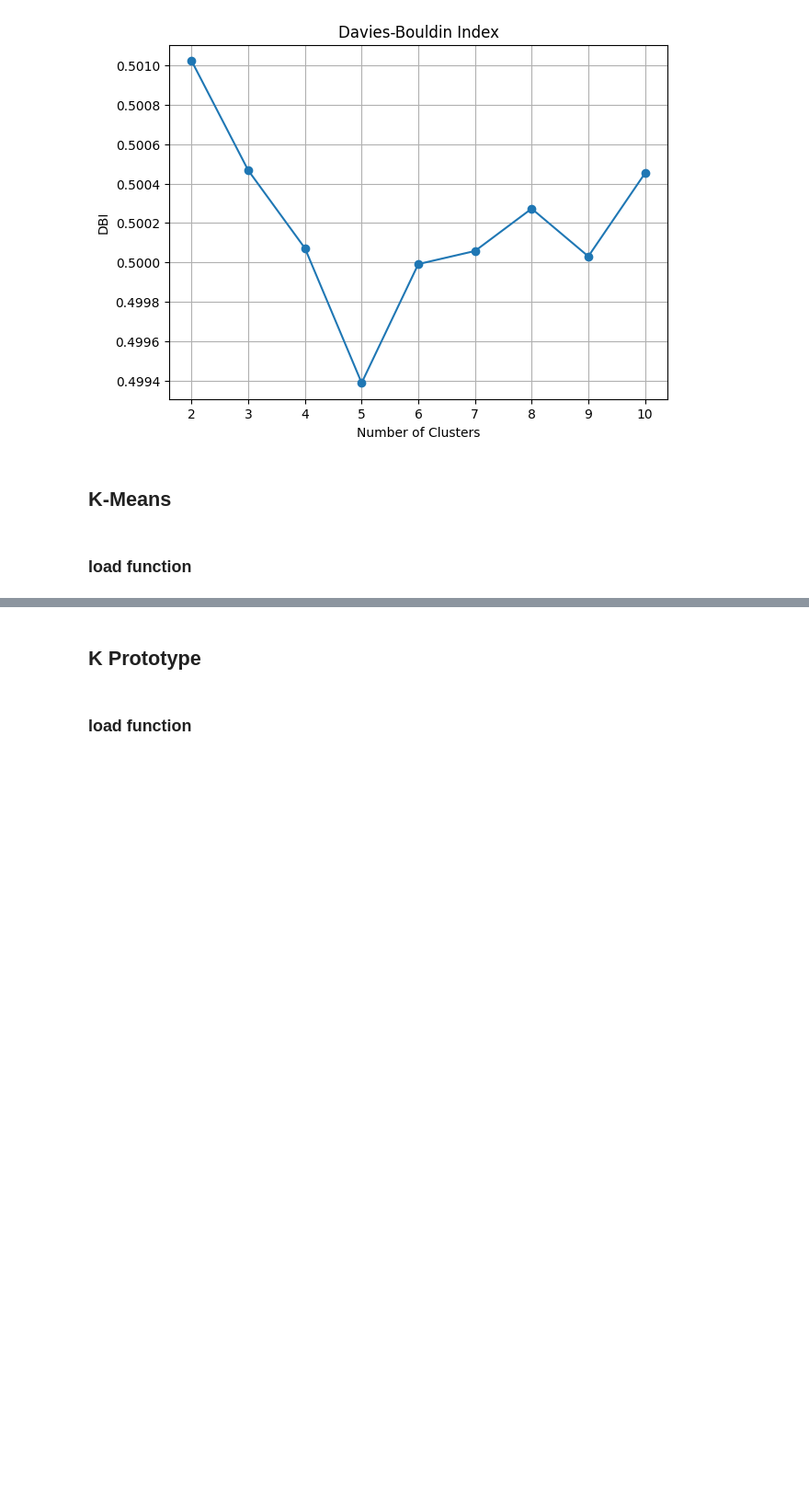
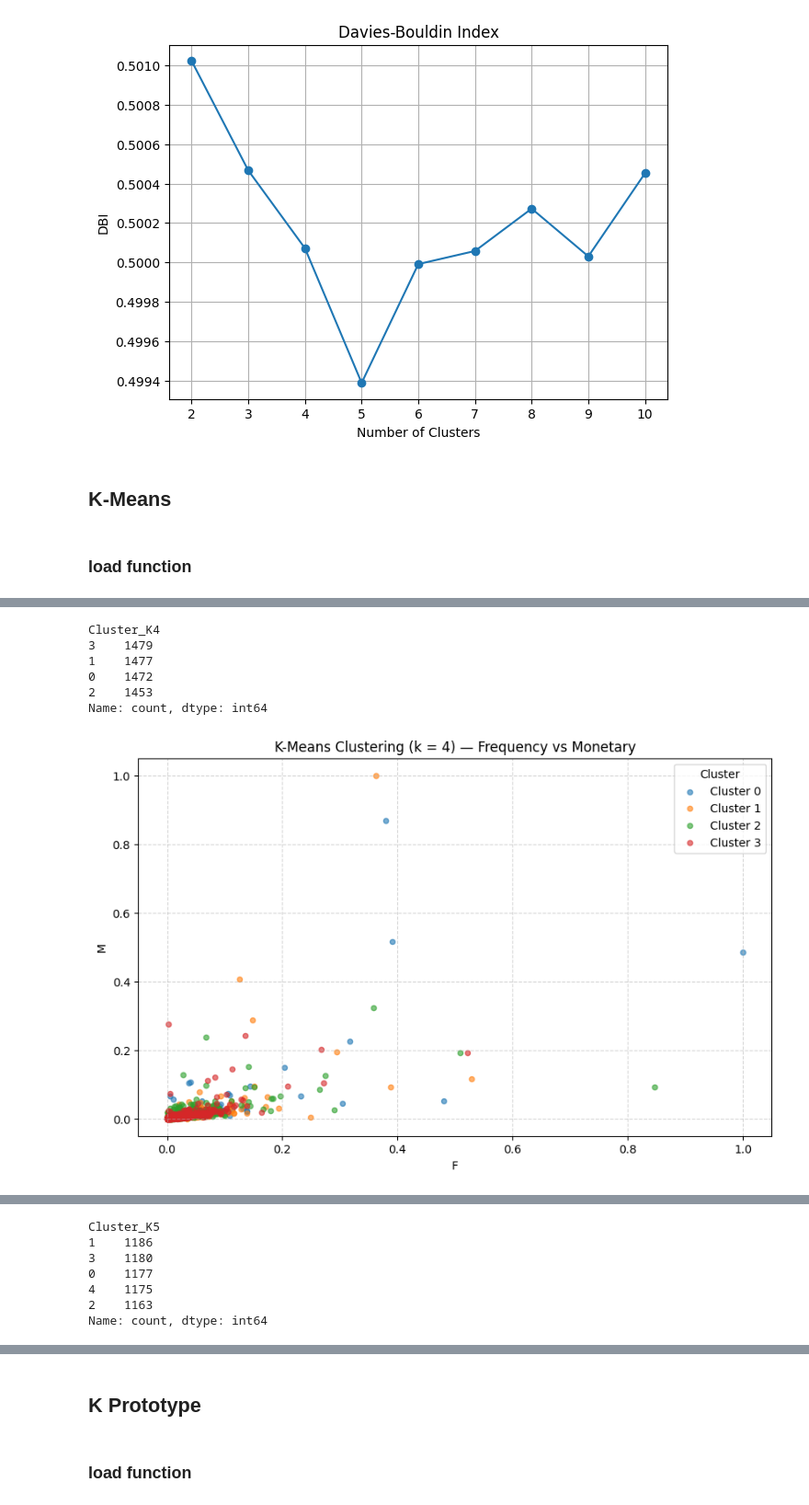
Before and after one commit to apostroef/LRMFVD-adb, a Jupyter notebook: LRMFVD.ipynb, the cells around one changed output, grey strips where cells are left out. Shown at 92% size. Saved outputs shown, nothing was run; the diff lists cells and outputs as text; code cells hidden in the pictures; blank space fills up the shorter version.

```diff
--- a/LRMFVD.ipynb
+++ b/LRMFVD.ipynb
@@ -205,9 +199,43 @@ k=10, Davies-Bouldin Index=0.5005
 import matplotlib.pyplot as plt
 from sklearn.cluster import KMeans
 
-k = 5
-kmeans = KMeans(n_clusters=k, random_state=42)
-clusters = kmeans.fit_predict(LRMFVD_df)
-LRMFVD["Cluster_K5"] = clusters
-col_F = LRMFVD_df.columns.get_loc("F")
-col_M = LRMFVD_df.columns.get_loc("M")
+results = {}
+
+for k in range(4, 6):
+    kmeans = KMeans(n_clusters=k, random_state=42)
+    clusters = kmeans.fit_predict(LRMFVD_df)
+    clusters = pd.Series(clusters, name=f"Cluster_K{k}")
+    LRMFVD_df[f"Cluster_K{k}"] = clusters
+    cluster_centroids_scaled = LRMFVD_df.groupby(f"Cluster_K{k}").mean()  # centroid
+
+    df_centroids = cluster_centroids_scaled.drop(
+        columns=["Customer ID"], errors="ignore"
+    )
+
+    df_global_mean = pd.DataFrame(LRMFVD_df.mean()).T  # Hitung Global mean
+    df_global_mean.index = ["Global Mean"]
+
+    # Table
+    df_profile = pd.concat([df_centroids, df_global_mean])
+    display(df_profile)
+
+    results[k] = df_profile  # simpan hasil
+    display(
+        LRMFVD_df[f"Cluster_K{k}"].value_counts()
+    )  # tampilkan jumlah anggota cluster
+
+    # Plot K-means
+    plt.figure(figsize=(10, 6))
+    for cluster_id in sorted(LRMFVD_df[f"Cluster_K{k}"].unique()):
+        subset = LRMFVD_df[LRMFVD_df[f"Cluster_K{k}"] == cluster_id]
+        plt.scatter(
+            subset["F"], subset["M"], label=f"Cluster {cluster_id}", alpha=0.6, s=20
+        )
+
+    plt.title(f"K-Means Clustering (k = {k}) — Frequency vs Monetary")
+    plt.xlabel("F")
+    plt.ylabel("M")
+    plt.legend(title="Cluster")
+    plt.grid(True, linestyle="--", alpha=0.5)
+    plt.show()
+# %% [output]
@@ -213,0 +248,7 @@ col_M = LRMFVD_df.columns.get_loc("M")
+Cluster_K4
+3    1479
+1    1477
+0    1472
+2    1453
+Name: count, dtype: int64
+[figure, added]
@@ -213,0 +262,7 @@ col_M = LRMFVD_df.columns.get_loc("M")
+Cluster_K5
+1    1186
+3    1180
+0    1177
+4    1175
+2    1163
+Name: count, dtype: int64
```
Also changed, not shown: parts of 20 cells of this notebook.
